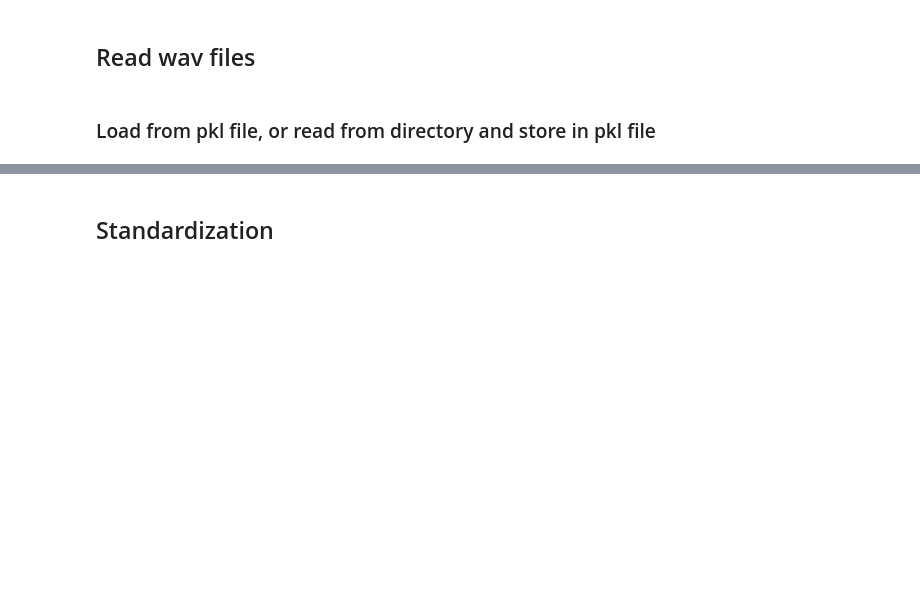
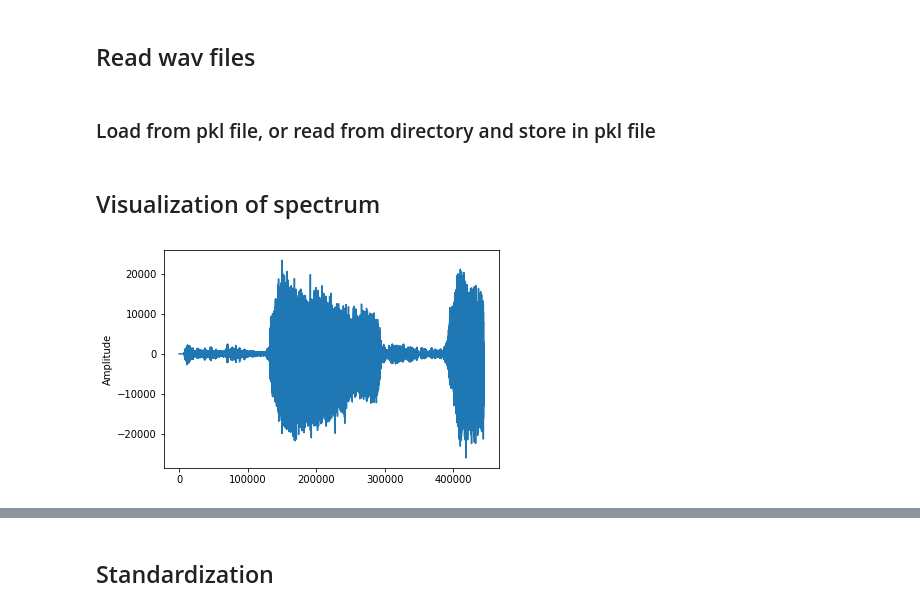
Before and after one commit to eeervin/deep_learning, a Jupyter notebook: Sounds.ipynb, the cells around one changed output, grey strips where cells are left out. Saved outputs shown, nothing was run; the diff lists cells and outputs as text; code cells hidden in the pictures; blank space fills up the shorter version.

Commit message:
Create visualization of spectrum

```diff
--- a/Sounds.ipynb
+++ b/Sounds.ipynb
@@ -13,18 +14,32 @@ import pickle
 # %% [markdown]
 ### Load from pkl file, or read from directory and store in pkl file
 # %%
-if os.path.isfile('sound.pkl'):
+if os.path.isfile('sound.pkl') and os.path.isfile('fs.pkl'):
     with open('sound.pkl', 'rb') as f:
             sound = pickle.load(f)
+    with open('fs.pkl', 'rb') as f:
+            fs = pickle.load(f)
 else:
     sound = []
+    fs = []
     i = 0 #just load the first 100 sounds
     for file in os.listdir(r'./wav'):
         if file.endswith(".wav") and i < 100:
-            fs, data = wavfile.read('./wav/' + file)
+            f, data = wavfile.read('./wav/' + file)
             sound.append(data)
+            fs.append(f)
             i += 1
 #         else:
 #             print("Wrong file:" + file)
     with open('sound.pkl', 'wb') as f:
         pickle.dump(sound, f)
+    with open('fs.pkl', 'wb') as f:
+        pickle.dump(fs, f)
+# %% [markdown]
+## Visualization of spectrum
+# %%
+plt.ylabel('Amplitude')
+plt.plot(sound[0])
+plt.show()
+# %% [output]
+[figure, added]
```
Also changed, not shown: parts of 2 cells of this notebook, 1 other file.
